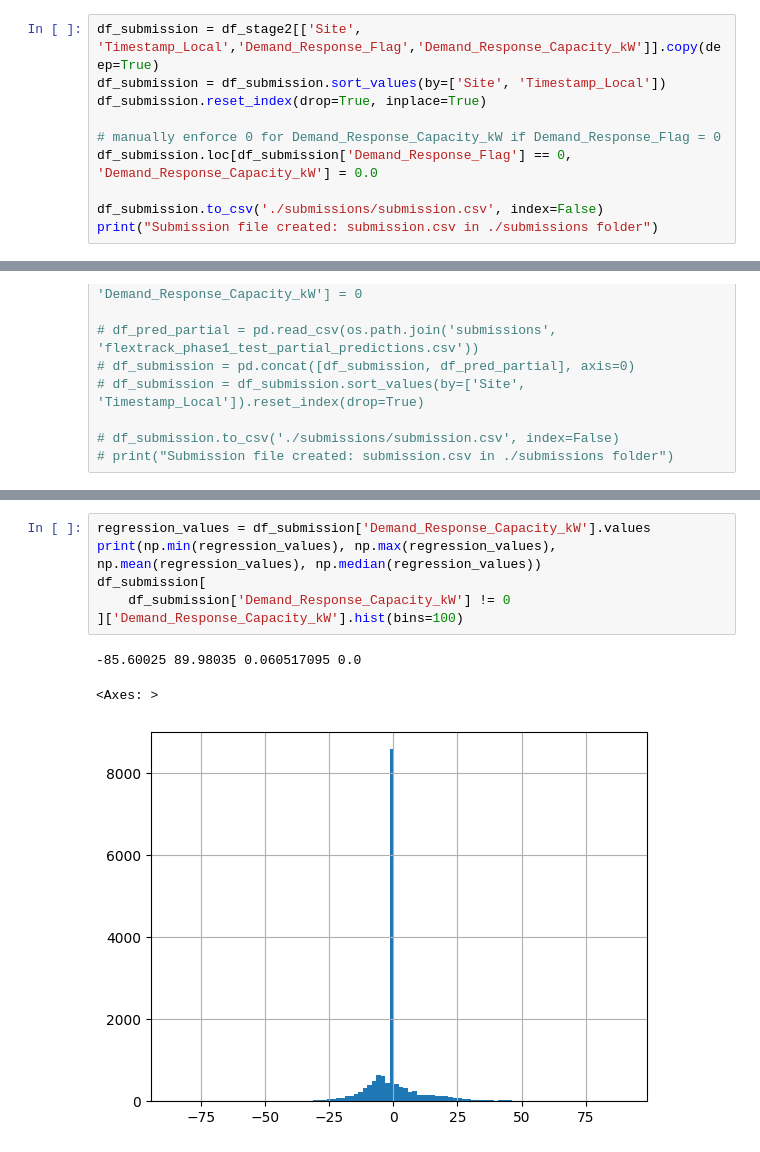
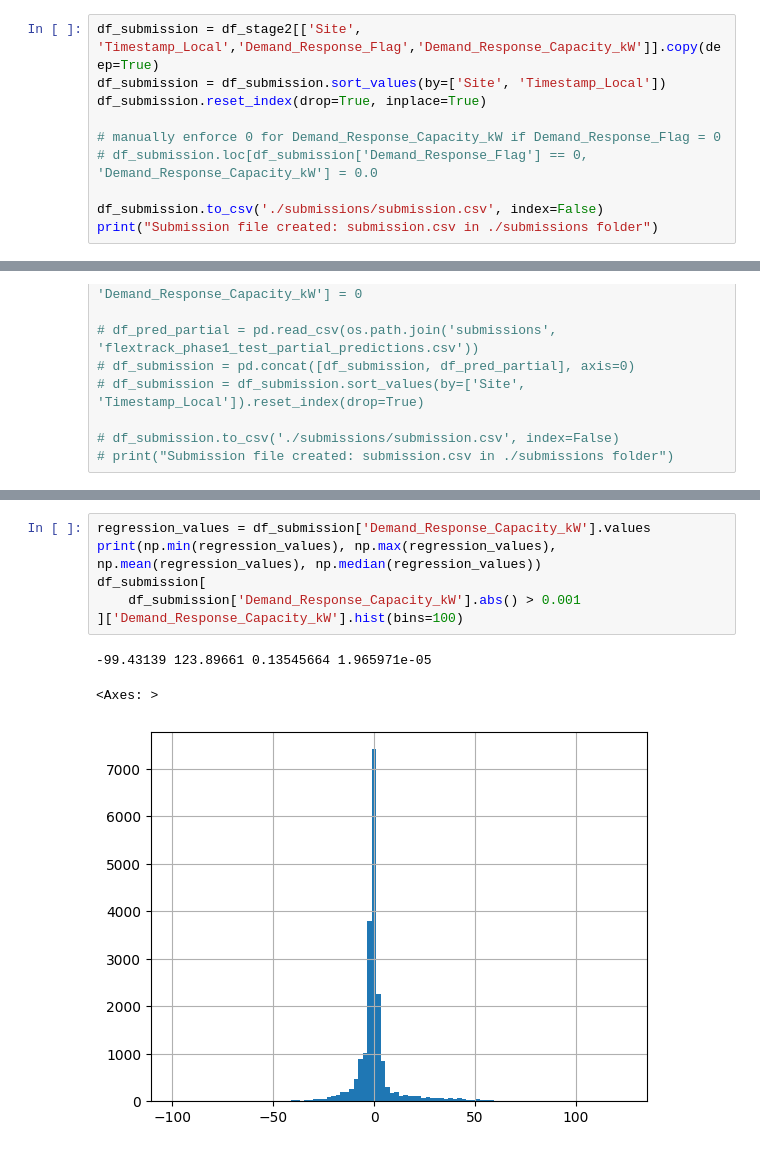
Before and after one commit to truongbnguyen88/nrg_hackathon_sept2025, a Jupyter notebook: predict.ipynb, the cells around one changed output, grey strips where cells are left out. Saved outputs shown, nothing was run; the diff lists cells and outputs as text.

```diff
--- a/predict.ipynb
+++ b/predict.ipynb
@@ -184,7 +184,7 @@ df_submission = df_submission.sort_values(by=['Site', 'Timestamp_Local'])
 df_submission.reset_index(drop=True, inplace=True)
 
 # manually enforce 0 for Demand_Response_Capacity_kW if Demand_Response_Flag = 0
-df_submission.loc[df_submission['Demand_Response_Flag'] == 0, 'Demand_Response_Capacity_kW'] = 0.0
+# df_submission.loc[df_submission['Demand_Response_Flag'] == 0, 'Demand_Response_Capacity_kW'] = 0.0
 
 df_submission.to_csv('./submissions/submission.csv', index=False)
 print("Submission file created: submission.csv in ./submissions folder")
@@ -229,13 +229,13 @@ df_submission['Demand_Response_Capacity_kW'].hist(bins=100)
 # %%
 regression_values = df_submission['Demand_Response_Capacity_kW'].values
 print(np.min(regression_values), np.max(regression_values), np.mean(regression_values), np.median(regression_values))
 df_submission[
-    df_submission['Demand_Response_Capacity_kW'] != 0
+    df_submission['Demand_Response_Capacity_kW'].abs() > 0.001
 ]['Demand_Response_Capacity_kW'].hist(bins=100)
 # %% [output]
--85.60025 89.98035 0.060517095 0.0
+-99.43139 123.89661 0.13545664 1.965971e-05
 <Axes: >
-[figure, old version]
+[figure, new version]
 # %%
 df.head()
 # %% [output]
```
Also changed, not shown: parts of 4 cells of this notebook, 6 other files.
